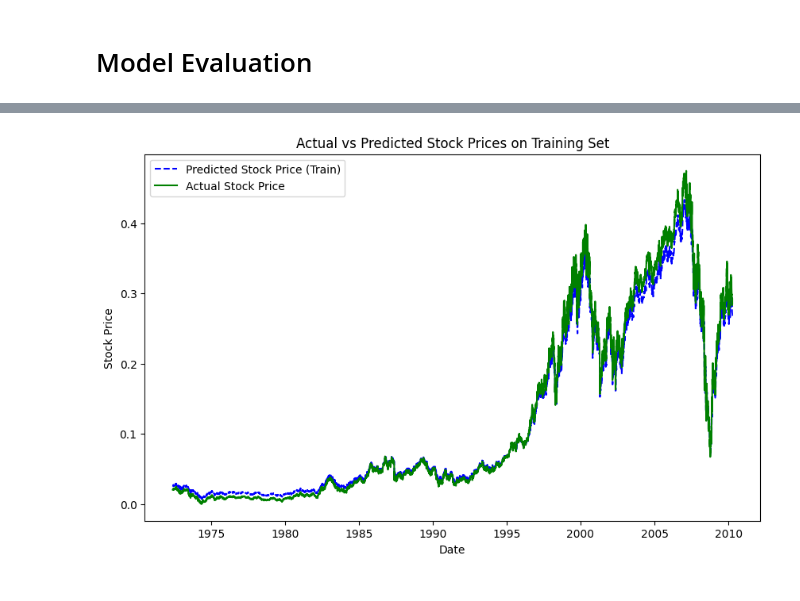
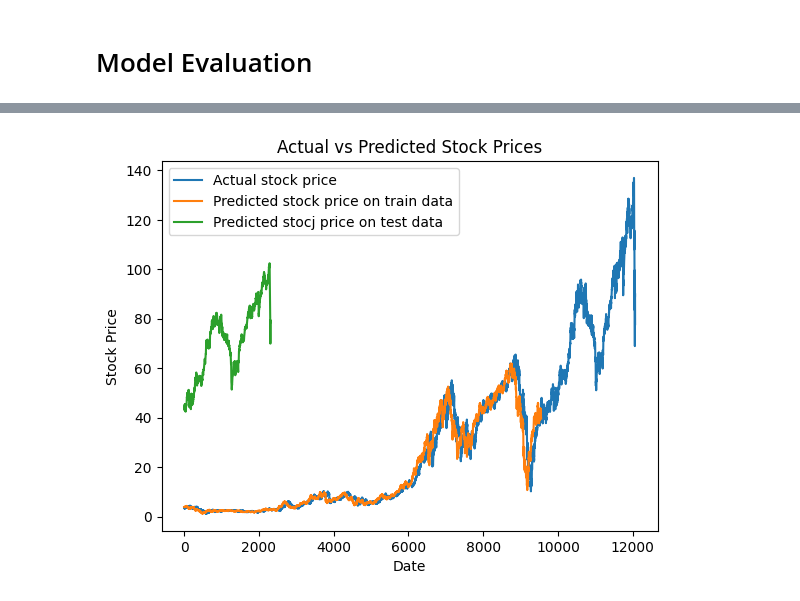
Before and after one commit to commitit/Stock-Prediction, a Jupyter notebook: stock_predictionv3.ipynb, the cells around one changed output, grey strips where cells are left out. Saved outputs shown, nothing was run; the diff lists cells and outputs as text; code cells hidden in the pictures.

```diff
--- a/stock_predictionv3.ipynb
+++ b/stock_predictionv3.ipynb
@@ -195,11 +220,8 @@ array([[0.01884266],
 # %%
-# Convert the data to numpy array and set the timestep to 100
-
-# convert an array of values into a dataset matrix
-def create_AR(stock_data, time_step=1):
+def create_AR(stock_data, time_step):
 	X, Y = [], []
-	for i in range(time_step, len(stock_data)):
-		a = stock_data[i-time_step:i, 0]   ###i=0, 0,1,2,3-----99   100
+	for i in range(len(stock_data)-time_step-1):
+		a = stock_data[i:(i+time_step), 0]
 		X.append(a)
-		Y.append(stock_data[i,0])
+		Y.append(stock_data[i+time_step,0])
 	return np.array(X), np.array(Y)
@@ -332,14 +338,12 @@ plt.show()
 # %%
-# Assuming you have a DataFrame df with a datetime index
-plt.figure(figsize=(10, 6))
-
-plt.plot(df.index[:len(train_pred)], train_pred, label="Predicted Stock Price (Train)", linestyle='--', color='blue')
-plt.plot(df.index[:len(y_train)], y_train, label="Actual Stock Price", linestyle='-', color='green')
+plt.plot(scaler.inverse_transform(df1), label = "Actual stock price")
+plt.plot(train_pred, label = "Predicted stock price on train data")
+plt.plot(test_pred, label = "Predicted stocj price on test data")
 
 plt.xlabel('Date')
 plt.ylabel('Stock Price')
-plt.title('Actual vs Predicted Stock Prices on Training Set')
+plt.title('Actual vs Predicted Stock Prices')
 plt.legend()
 plt.show()
 # %% [output]
-[figure, old version]
+[figure, new version]
```
Also changed, not shown: parts of 61 cells of this notebook.
